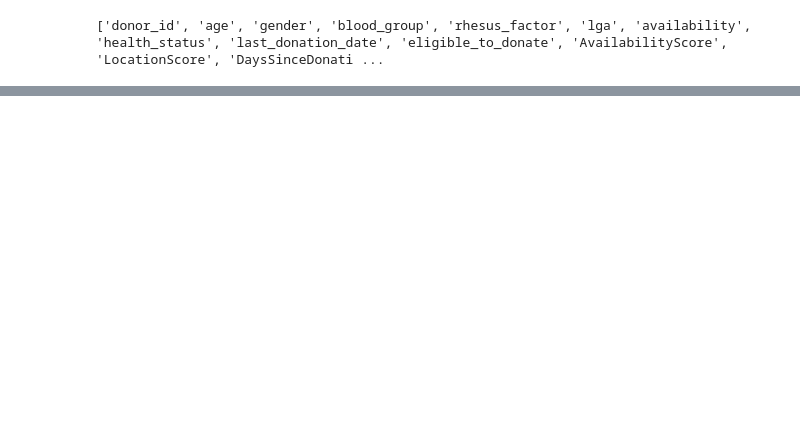
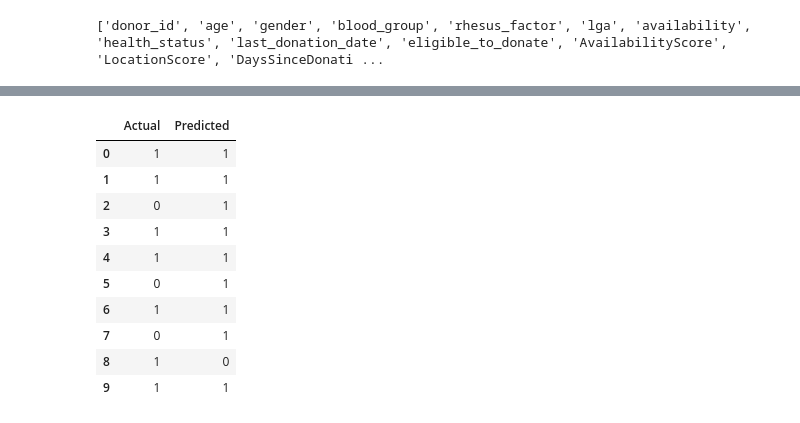
Before and after one commit to chiomaogbonna71-design/TechyJaunt, a Jupyter notebook: Group 8 Capstone.ipynb, the cells around one changed output, grey strips where cells are left out. Cells and saved outputs as stored; diff of their text form; code cells hidden in the pictures; blank space fills up the shorter version.

```diff
--- a/Group 8 Capstone.ipynb
+++ b/Group 8 Capstone.ipynb
@@ -559,0 +696,17 @@ print(donors.columns.tolist())
+# %%
+# 5. Creating the Random forest model
+
+rf = RandomForestClassifier(
+    n_estimators=100,
+    random_state=42
+)
+# %%
+# 6. Combining the preprocessing with the model
+
+model = Pipeline([
+    ("preprocessor", preprocessor),
+    ("classifier", rf)
+])
+# %%
+# 7. Train the model
+model.fit(X_train, y_train)
@@ -559,0 +727,6 @@ print(donors.columns.tolist())
+# %%
+# Make predictions
+y_pred = model.predict(X_test)
+
+y_pred
+#NOTE: 1=available, 0=unavailable
@@ -559,0 +744,19 @@ print(donors.columns.tolist())
+# %%
+results = pd.DataFrame({
+    "Actual": y_test.values,
+    "Predicted": y_pred
+})
+
+results.head(10)
+# %% [output]
+|  | Actual | Predicted |
+| 0 | 1 | 1 |
+| 1 | 1 | 1 |
+| 2 | 0 | 1 |
+| 3 | 1 | 1 |
+| 4 | 1 | 1 |
+| 5 | 0 | 1 |
+| 6 | 1 | 1 |
+| 7 | 0 | 1 |
+| 8 | 1 | 0 |
+| 9 | 1 | 1 |
```
Also changed, not shown: parts of 33 cells of this notebook.
